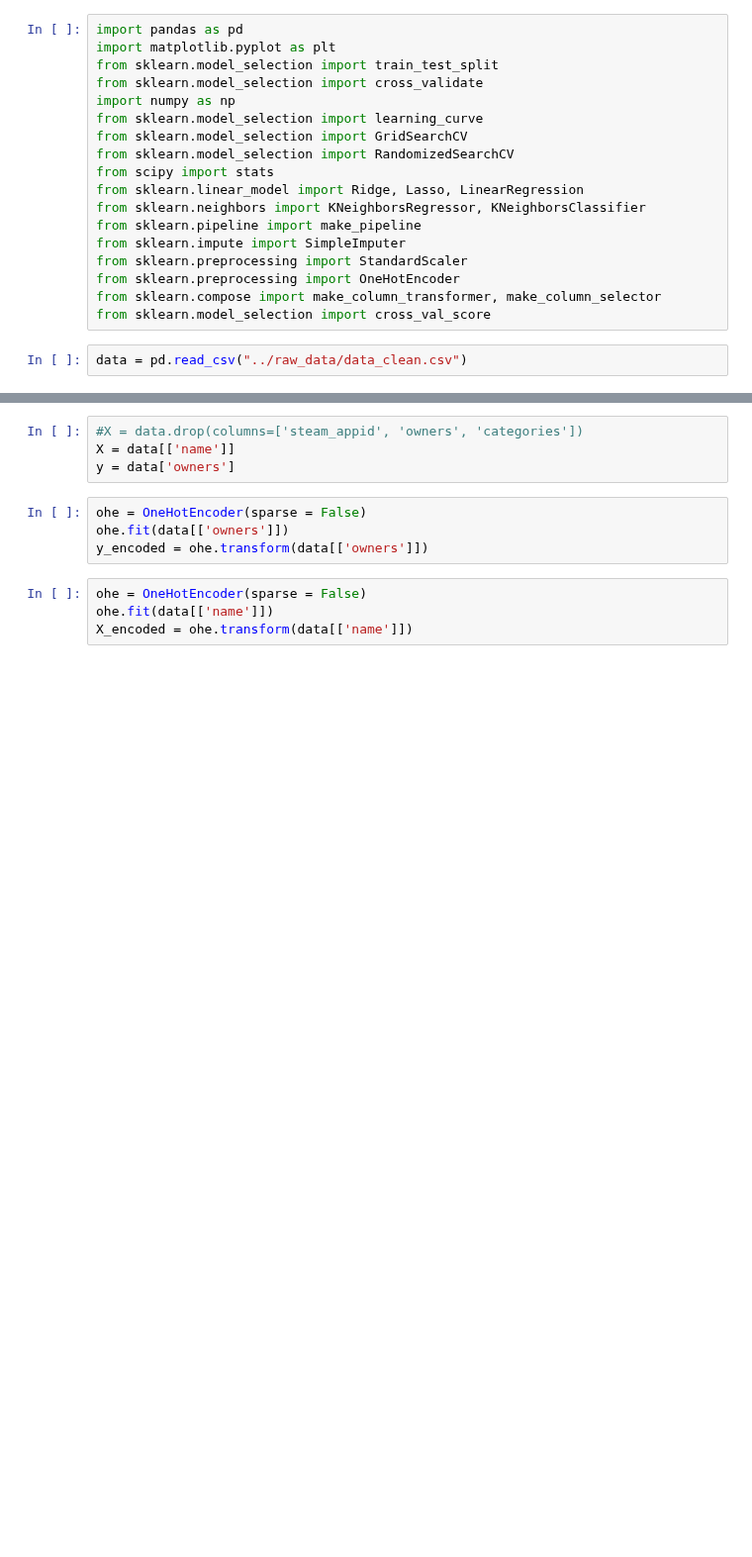
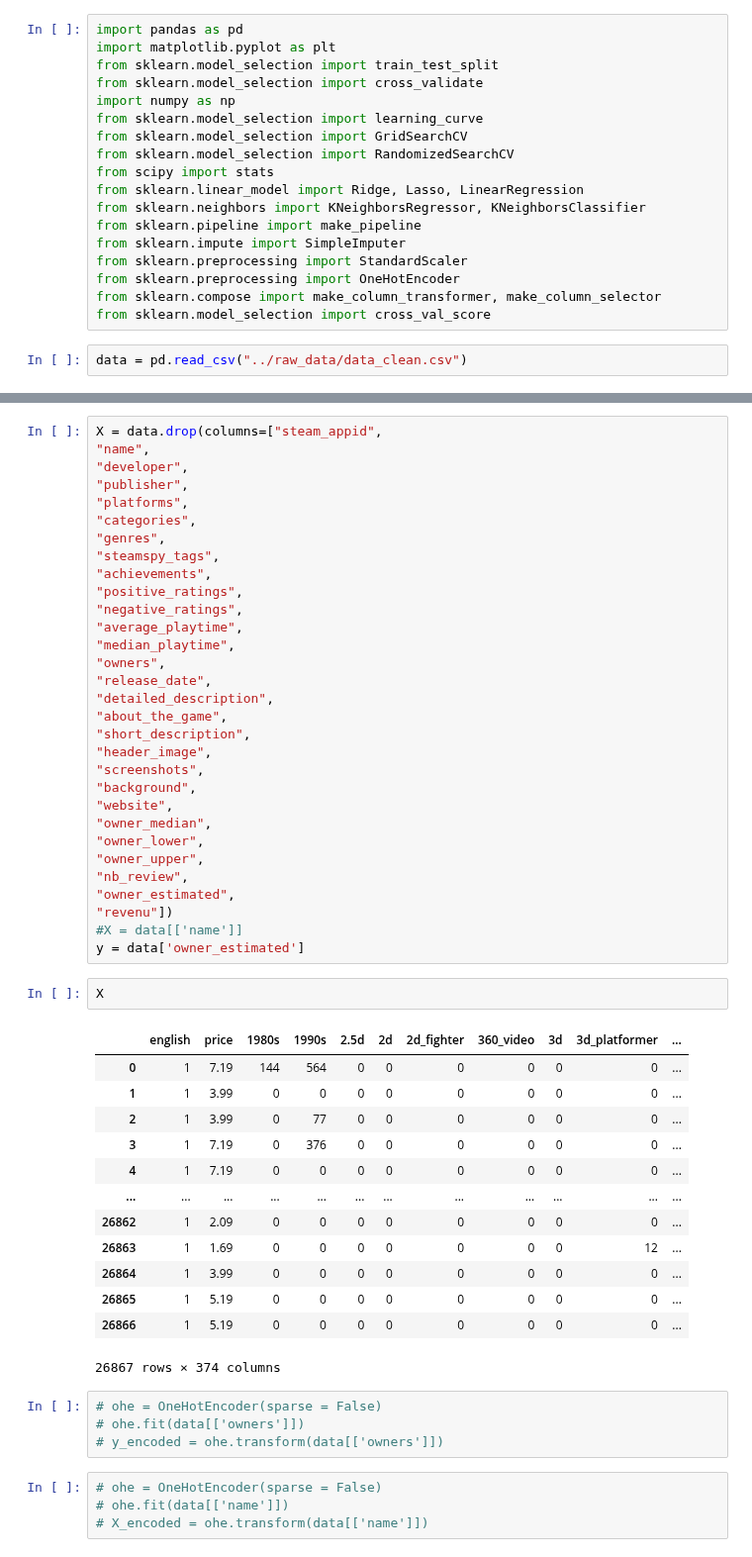
Before and after one commit to Rvanelven/steamator, a Jupyter notebook: notebooks/etienne.test.model.ipynb, the cells around one changed output, grey strips where cells are left out. Shown at 99% size. Drawn from its saved outputs; the diff is of its cells as text; blank space fills up the shorter version.

```diff
--- a/notebooks/etienne.test.model.ipynb
+++ b/notebooks/etienne.test.model.ipynb
@@ -31,13 +51,56 @@ data.head(3)
 # %%
-#X = data.drop(columns=['steam_appid', 'owners', 'categories'])
-X = data[['name']]
-y = data['owners']
+X = data.drop(columns=["steam_appid",
+"name",
+"developer",
+"publisher",
+"platforms",
+"categories",
+"genres",
+"steamspy_tags",
+"achievements",
+"positive_ratings",
+"negative_ratings",
+"average_playtime",
+"median_playtime",
+"owners",
+"release_date",
+"detailed_description",
+"about_the_game",
+"short_description",
+"header_image",
+"screenshots",
+"background",
+"website",
+"owner_median",
+"owner_lower",
+"owner_upper",
+"nb_review",
+"owner_estimated",
+"revenu"])
+#X = data[['name']]
+y = data['owner_estimated']
+# %%
+X
+# %% [output]
+|  | english | price | 1980s | 1990s | 2.5d | 2d | 2d_fighter | 360_video | 3d | 3d_platformer | ... |
+| 0 | 1 | 7.19 | 144 | 564 | 0 | 0 | 0 | 0 | 0 | 0 | ... |
+| 1 | 1 | 3.99 | 0 | 0 | 0 | 0 | 0 | 0 | 0 | 0 | ... |
+| 2 | 1 | 3.99 | 0 | 77 | 0 | 0 | 0 | 0 | 0 | 0 | ... |
+| 3 | 1 | 7.19 | 0 | 376 | 0 | 0 | 0 | 0 | 0 | 0 | ... |
+| 4 | 1 | 7.19 | 0 | 0 | 0 | 0 | 0 | 0 | 0 | 0 | ... |
+| ... | ... | ... | ... | ... | ... | ... | ... | ... | ... | ... | ... |
+| 26862 | 1 | 2.09 | 0 | 0 | 0 | 0 | 0 | 0 | 0 | 0 | ... |
+| 26863 | 1 | 1.69 | 0 | 0 | 0 | 0 | 0 | 0 | 0 | 12 | ... |
+| 26864 | 1 | 3.99 | 0 | 0 | 0 | 0 | 0 | 0 | 0 | 0 | ... |
+| 26865 | 1 | 5.19 | 0 | 0 | 0 | 0 | 0 | 0 | 0 | 0 | ... |
+| 26866 | 1 | 5.19 | 0 | 0 | 0 | 0 | 0 | 0 | 0 | 0 | ... |
+26867 rows × 374 columns
 # %%
-ohe = OneHotEncoder(sparse = False)
-ohe.fit(data[['owners']])
-y_encoded = ohe.transform(data[['owners']])
+# ohe = OneHotEncoder(sparse = False)
+# ohe.fit(data[['owners']])
+# y_encoded = ohe.transform(data[['owners']])
 # %%
-ohe = OneHotEncoder(sparse = False)
-ohe.fit(data[['name']])
-X_encoded = ohe.transform(data[['name']])
+# ohe = OneHotEncoder(sparse = False)
+# ohe.fit(data[['name']])
+# X_encoded = ohe.transform(data[['name']])
 # %%
```
Also changed, not shown: parts of 12 cells of this notebook, 2 other files.
